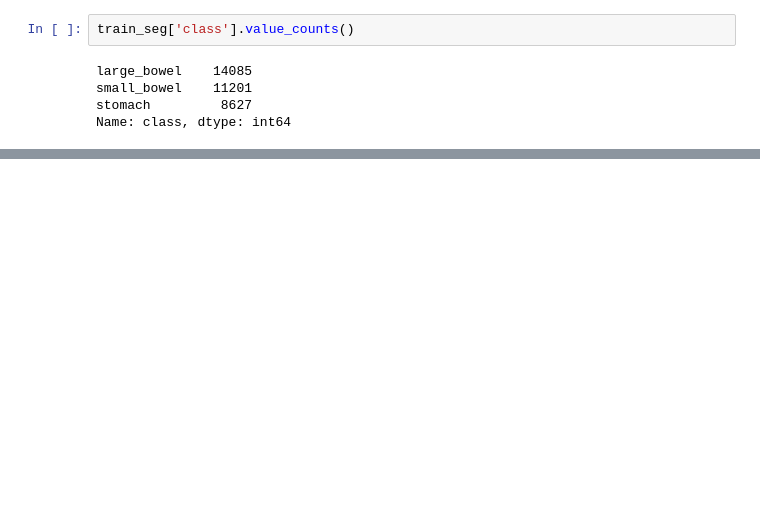
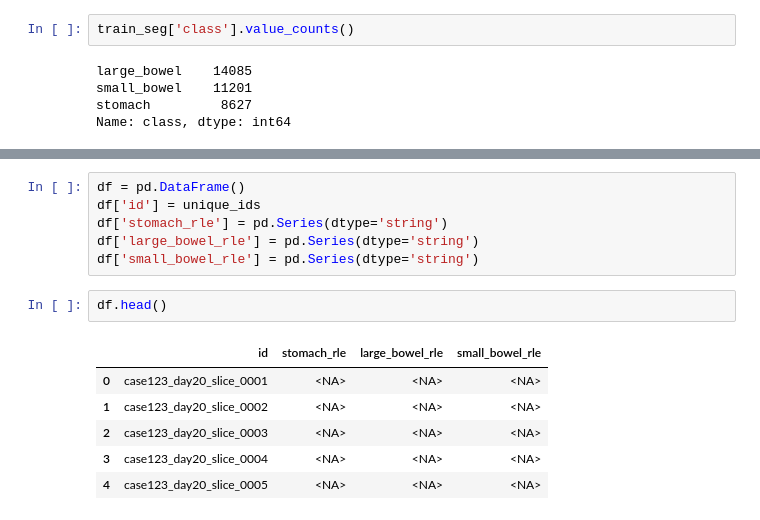
Before and after one commit to pri1311/UWM-GI-Tract-Image-Segmentation, a Jupyter notebook: getting-started-understanding-data.ipynb, the cells around one changed output, grey strips where cells are left out. Drawn from its saved outputs; the diff is of its cells as text; blank space fills up the shorter version.

```diff
--- a/getting-started-understanding-data.ipynb
+++ b/getting-started-understanding-data.ipynb
@@ -162,0 +241,15 @@ Name: class, dtype: int64
+# %%
+df = pd.DataFrame()
+df['id'] = unique_ids
+df['stomach_rle'] = pd.Series(dtype='string')
+df['large_bowel_rle'] = pd.Series(dtype='string')
+df['small_bowel_rle'] = pd.Series(dtype='string')
+# %%
+df.head()
+# %% [output]
+|  | id | stomach_rle | large_bowel_rle | small_bowel_rle |
+| 0 | case123_day20_slice_0001 | <NA> | <NA> | <NA> |
+| 1 | case123_day20_slice_0002 | <NA> | <NA> | <NA> |
+| 2 | case123_day20_slice_0003 | <NA> | <NA> | <NA> |
+| 3 | case123_day20_slice_0004 | <NA> | <NA> | <NA> |
+| 4 | case123_day20_slice_0005 | <NA> | <NA> | <NA> |
```
Also changed, not shown: parts of 19 cells of this notebook.
